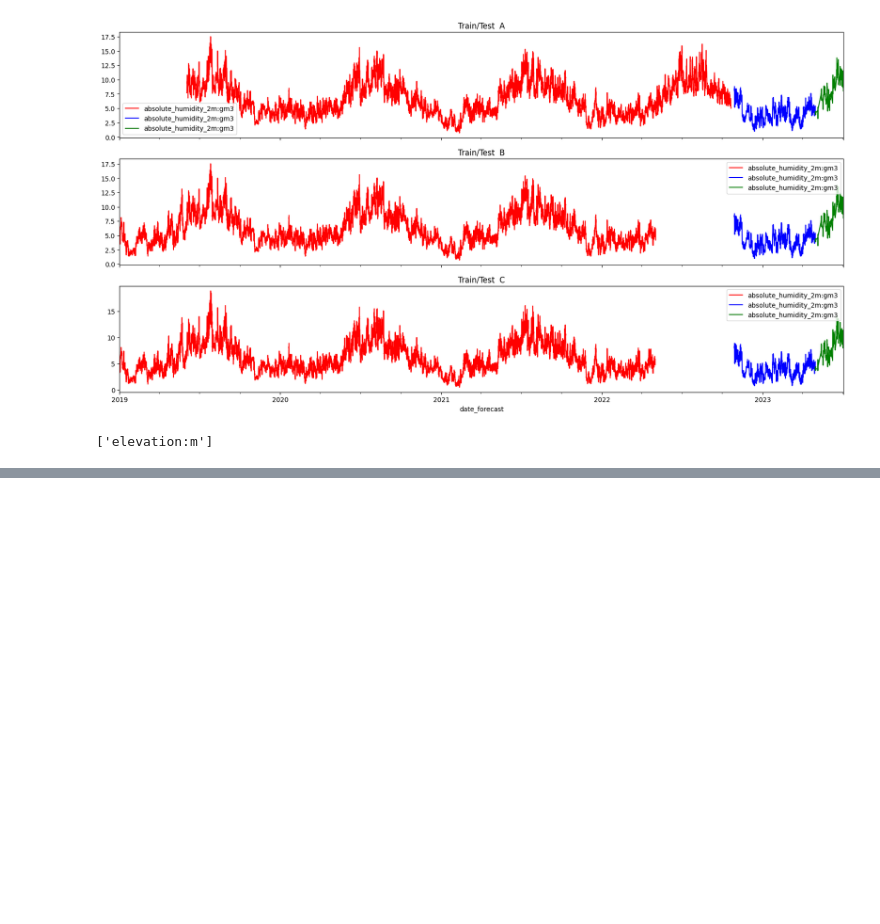
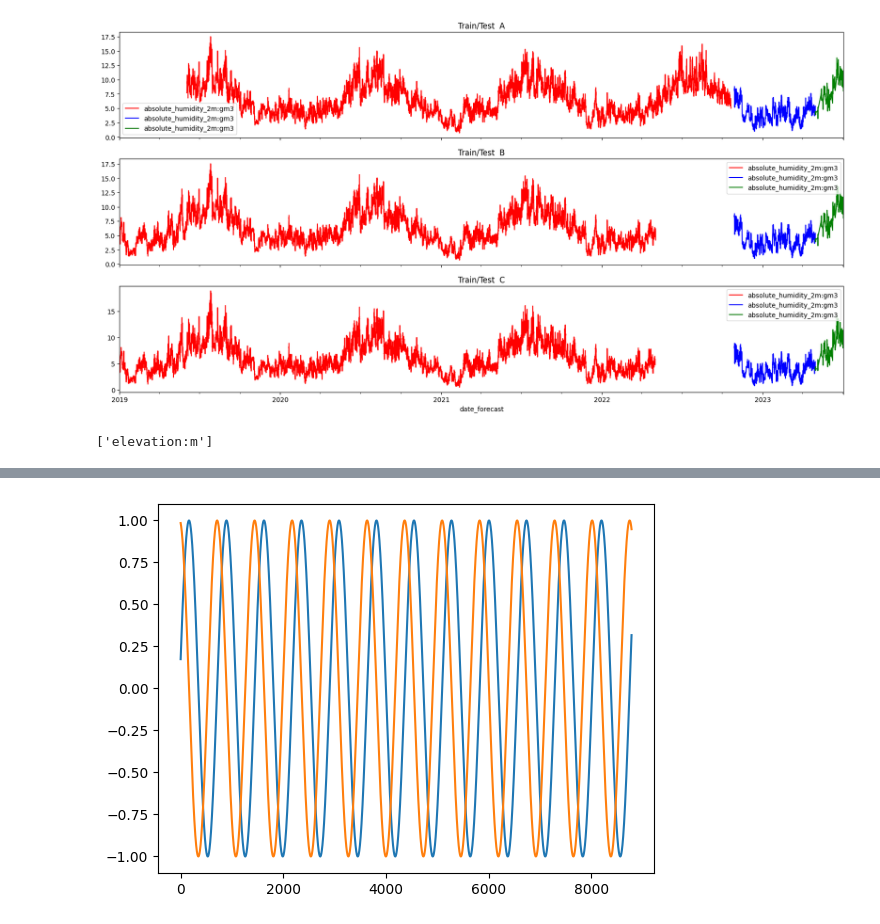
Before and after one commit to henrikmw/TDT4173-Time-Series-Forecasting, a Jupyter notebook: random_forest.ipynb, the cells around one changed output, grey strips where cells are left out. Saved outputs shown, nothing was run; the diff lists cells and outputs as text; code cells hidden in the pictures; blank space fills up the shorter version.

```diff
--- a/random_forest.ipynb
+++ b/random_forest.ipynb
@@ -89,18 +75,18 @@ print(constant_columns)
 # %% [output]
 ['elevation:m']
 # %%
-train_a = pd.read_parquet('A/train_targets.parquet')
-train_b = pd.read_parquet('B/train_targets.parquet')
-train_c = pd.read_parquet('C/train_targets.parquet')
+train_a = pd.read_parquet(f'{starting_directory}/A/train_targets.parquet')
+train_b = pd.read_parquet(f'{starting_directory}/B/train_targets.parquet')
+train_c = pd.read_parquet(f'{starting_directory}/C/train_targets.parquet')
 
-X_train_estimated_a = pd.read_parquet('A/X_train_estimated.parquet')
-X_train_estimated_b = pd.read_parquet('B/X_train_estimated.parquet')
-X_train_estimated_c = pd.read_parquet('C/X_train_estimated.parquet')
+X_train_estimated_a = pd.read_parquet(f'{starting_directory}/A/X_train_estimated.parquet')
+X_train_estimated_b = pd.read_parquet(f'{starting_directory}/B/X_train_estimated.parquet')
+X_train_estimated_c = pd.read_parquet(f'{starting_directory}/C/X_train_estimated.parquet')
 
-X_train_observed_a = pd.read_parquet('A/X_train_observed.parquet')
-X_train_observed_b = pd.read_parquet('B/X_train_observed.parquet')
-X_train_observed_c = pd.read_parquet('C/X_train_observed.parquet')
+X_train_observed_a = pd.read_parquet(f'{starting_directory}/A/X_train_observed.parquet')
+X_train_observed_b = pd.read_parquet(f'{starting_directory}/B/X_train_observed.parquet')
+X_train_observed_c = pd.read_parquet(f'{starting_directory}/C/X_train_observed.parquet')
 
-X_test_estimated_a = pd.read_parquet('A/X_test_estimated.parquet')
-X_test_estimated_b = pd.read_parquet('B/X_test_estimated.parquet')
-X_test_estimated_c = pd.read_parquet('C/X_test_estimated.parquet')
+X_test_estimated_a = pd.read_parquet(f'{starting_directory}/A/X_test_estimated.parquet')
+X_test_estimated_b = pd.read_parquet(f'{starting_directory}/B/X_test_estimated.parquet')
+X_test_estimated_c = pd.read_parquet(f'{starting_directory}/C/X_test_estimated.parquet')
@@ -203,2 +202,23 @@ A = appendLabel(A, train_a.fillna(0))
+# %%
+A = [X_train_observed_a, X_train_estimated_a]
+
+A = quartersToHours(A)
+
+A = appendLabels(A[0], A[1], train_a)
+
+for X in A:
+    convert_date_to_sin_and_cos(X)
+
+plt.plot(A[0]['month_sin'][:366*24])
+plt.plot(A[0]['month_cos'][:366*24])
+
+#findGap(pd.concat([A[0], A[1]]), train_a)
+
+A = NanToZero(A)
+A = removeNonNumeric(A)
+
+A = validNaming(A)
+# %% [output]
+[figure, added]
 # %%
 # Convert the dataset into a TensorFlow dataset.
```
Also changed, not shown: parts of 10 cells of this notebook.
